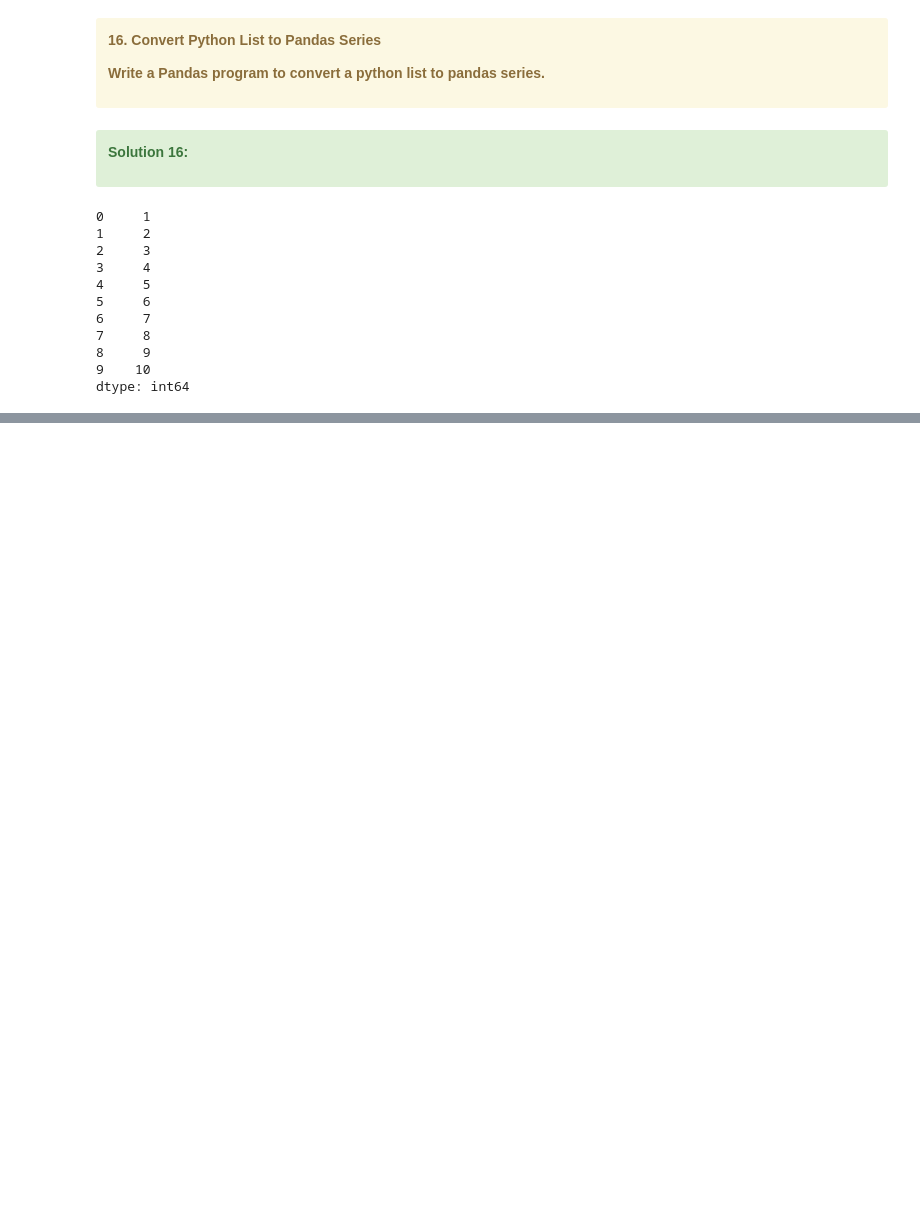
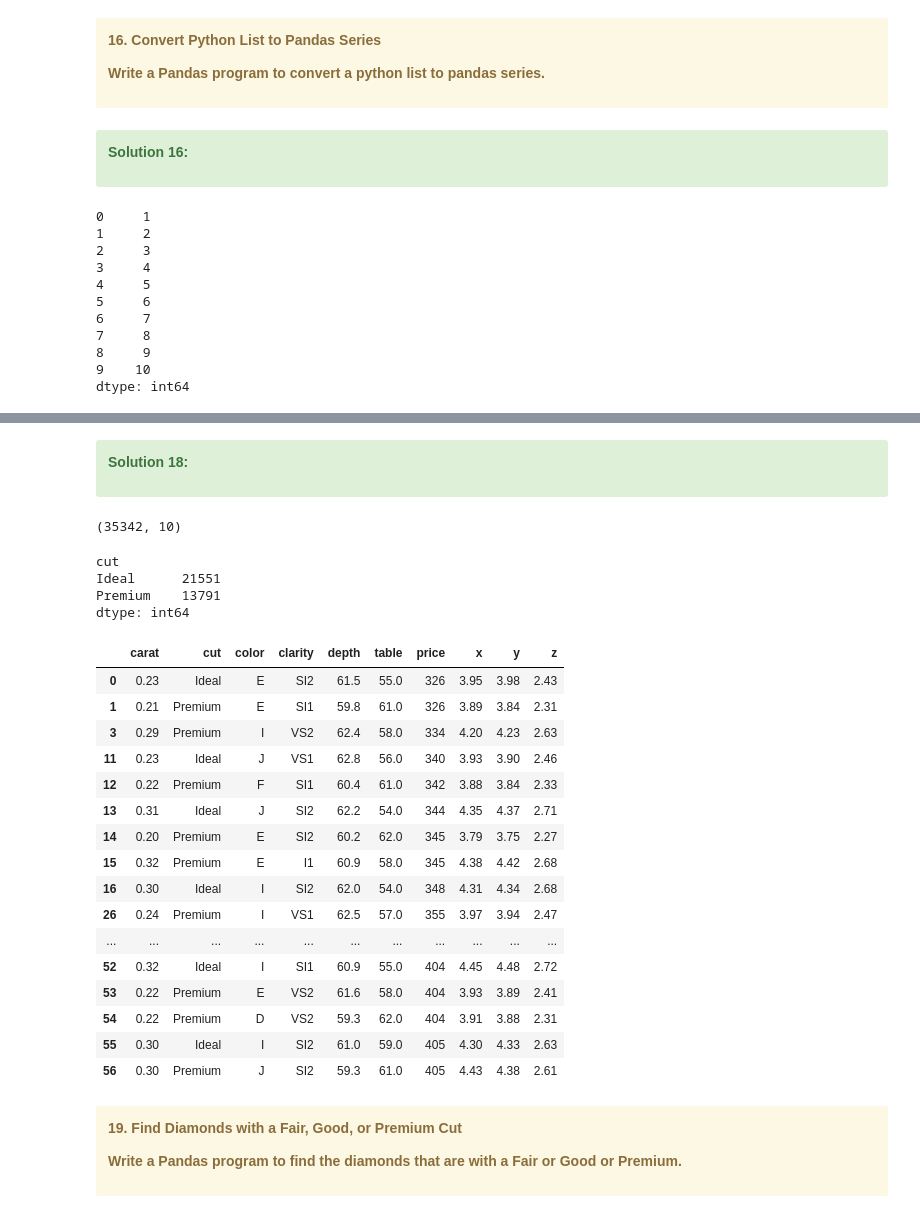
Before and after one commit to aziart/pandas-exercises, a Jupyter notebook: 12 - w3exercises/09 - Pandas Practice Sets/09 - 01 Pandas Practice Set-1.ipynb, the cells around one changed output, grey strips where cells are left out. Saved outputs shown, nothing was run; the diff lists cells and outputs as text; code cells hidden in the pictures; blank space fills up the shorter version.

```diff
--- a/12 - w3exercises/09 - Pandas Practice Sets/09 - 01 Pandas Practice Set-1.ipynb
+++ b/12 - w3exercises/09 - Pandas Practice Sets/09 - 01 Pandas Practice Set-1.ipynb
@@ -975,0 +1047,5 @@ dtype: int64
+# %%
+path = '../data/'
+filename = 'diamonds.csv'
+df = pd.read_csv(path + filename)
+display(df.head(20))
@@ -975,0 +1070,45 @@ dtype: int64
+# %% [markdown]
+<div class="alert alert-success">
+
+**Solution 18:**
+</div>
+# %%
+# 18. Find Diamonds That Are Either Premium or Ideal
+# Write a Pandas program to find the diamonds that are either Premium or Ideal.
+
+filt = (df['cut'] == 'Premium') | (df['cut'] == 'Ideal')
+df_filtered = df[filt]
+print(df_filtered.shape)
+display(df_filtered.groupby(by=['cut']).size())
+display(df_filtered.head(20))
+# %% [output]
+(35342, 10)
+cut
+Ideal      21551
+Premium    13791
+dtype: int64
+|  | carat | cut | color | clarity | depth | table | price | x | y | z |
+| 0 | 0.23 | Ideal | E | SI2 | 61.5 | 55.0 | 326 | 3.95 | 3.98 | 2.43 |
+| 1 | 0.21 | Premium | E | SI1 | 59.8 | 61.0 | 326 | 3.89 | 3.84 | 2.31 |
+| 3 | 0.29 | Premium | I | VS2 | 62.4 | 58.0 | 334 | 4.20 | 4.23 | 2.63 |
+| 11 | 0.23 | Ideal | J | VS1 | 62.8 | 56.0 | 340 | 3.93 | 3.90 | 2.46 |
+| 12 | 0.22 | Premium | F | SI1 | 60.4 | 61.0 | 342 | 3.88 | 3.84 | 2.33 |
+| 13 | 0.31 | Ideal | J | SI2 | 62.2 | 54.0 | 344 | 4.35 | 4.37 | 2.71 |
+| 14 | 0.20 | Premium | E | SI2 | 60.2 | 62.0 | 345 | 3.79 | 3.75 | 2.27 |
+| 15 | 0.32 | Premium | E | I1 | 60.9 | 58.0 | 345 | 4.38 | 4.42 | 2.68 |
+| 16 | 0.30 | Ideal | I | SI2 | 62.0 | 54.0 | 348 | 4.31 | 4.34 | 2.68 |
+| 26 | 0.24 | Premium | I | VS1 | 62.5 | 57.0 | 355 | 3.97 | 3.94 | 2.47 |
+| ... | ... | ... | ... | ... | ... | ... | ... | ... | ... | ... |
+| 52 | 0.32 | Ideal | I | SI1 | 60.9 | 55.0 | 404 | 4.45 | 4.48 | 2.72 |
+| 53 | 0.22 | Premium | E | VS2 | 61.6 | 58.0 | 404 | 3.93 | 3.89 | 2.41 |
+| 54 | 0.22 | Premium | D | VS2 | 59.3 | 62.0 | 404 | 3.91 | 3.88 | 2.31 |
+| 55 | 0.30 | Ideal | I | SI2 | 61.0 | 59.0 | 405 | 4.30 | 4.33 | 2.63 |
+| 56 | 0.30 | Premium | J | SI2 | 59.3 | 61.0 | 405 | 4.43 | 4.38 | 2.61 |
+# %% [markdown]
+<div class="alert alert-warning">
+
+**19. Find Diamonds with a Fair, Good, or Premium Cut**
+
+**Write a Pandas program to find the diamonds that are with a Fair or Good or Premium.**
+
+</div>
```
Also changed, not shown: parts of 9 cells of this notebook.
